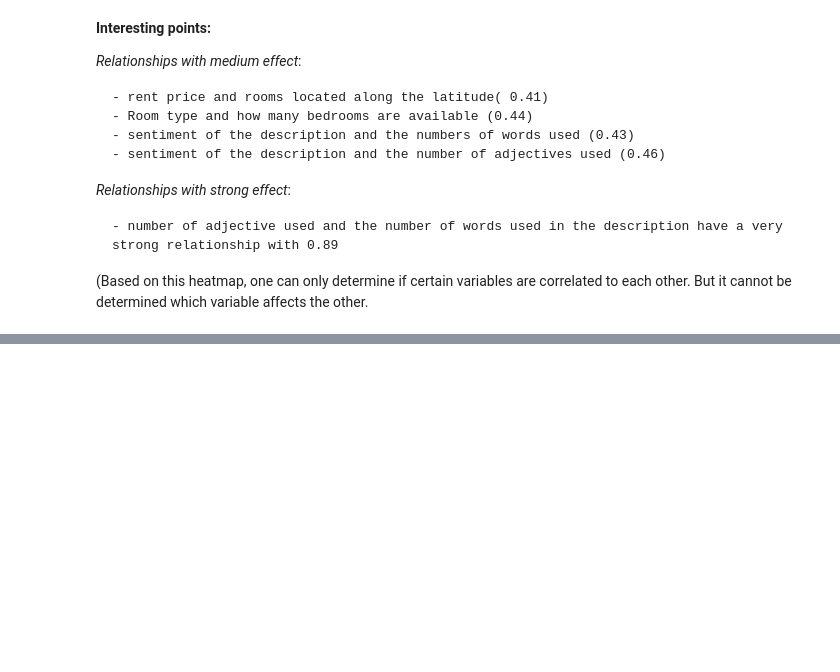
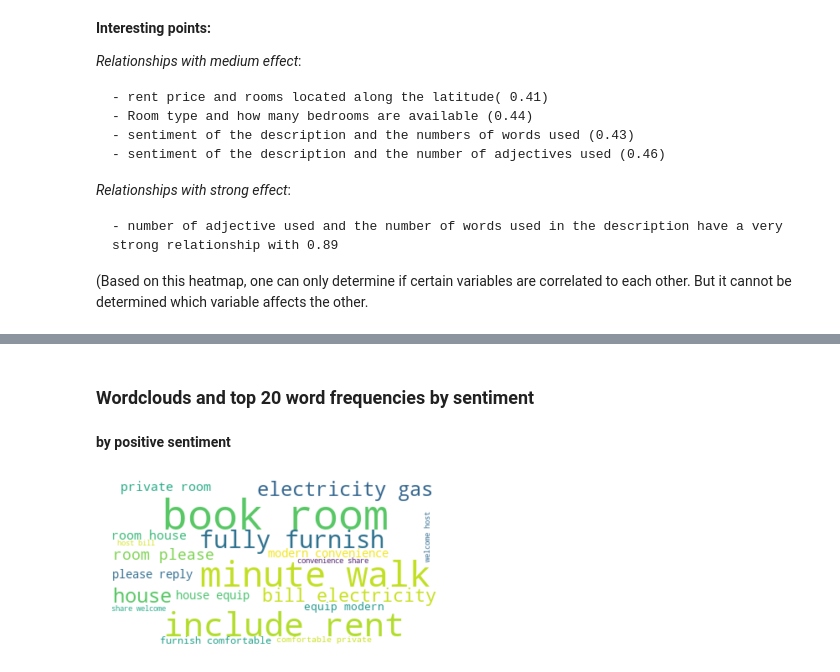
Before and after one commit to h-y-vivien/CA-2-Project, a Jupyter notebook: Data Analysis.ipynb, the cells around one changed output, grey strips where cells are left out. Drawn from its saved outputs; the diff is of its cells as text; code cells hidden in the pictures; blank space fills up the shorter version.

```diff
--- a/Data Analysis.ipynb
+++ b/Data Analysis.ipynb
@@ -236,0 +224,2 @@ __Interesting points:__
+# %% [markdown]
+### Wordclouds and top 20 word frequencies by sentiment
@@ -236,0 +239,11 @@ __Interesting points:__
+# %%
+# sort all text by their sentiment
+text_pos = positive_desc["Pre_processed_desc"].str.cat()
+text_neu = neutral_desc["Pre_processed_desc"].str.cat()
+text_neg = negative_desc["Pre_processed_desc"].str.cat()
+# %% [markdown]
+__by positive sentiment__
+# %%
+create_wordcloud(text_pos)
+# %% [output]
+[figure, added]
```
Also changed, not shown: parts of 75 cells of this notebook, 1 other file.
